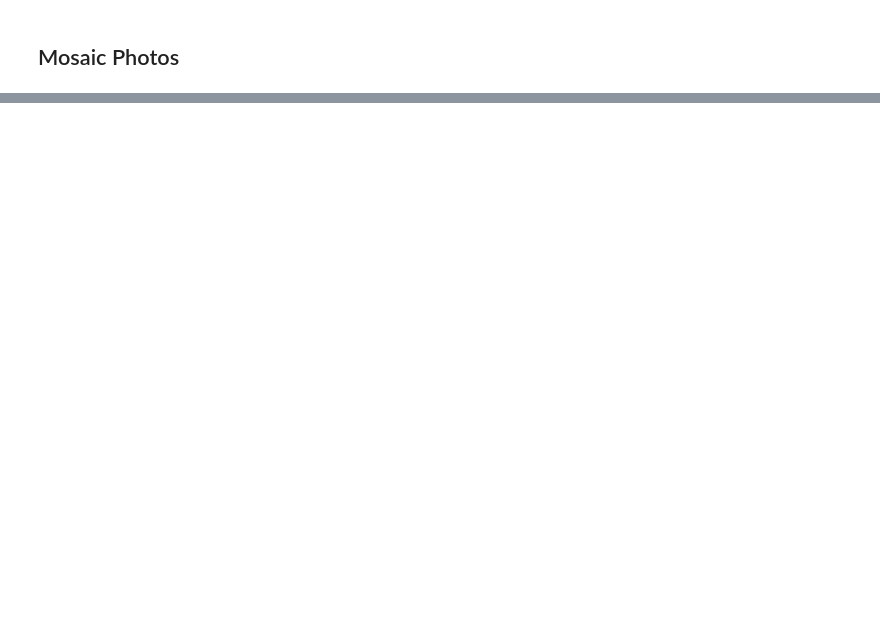
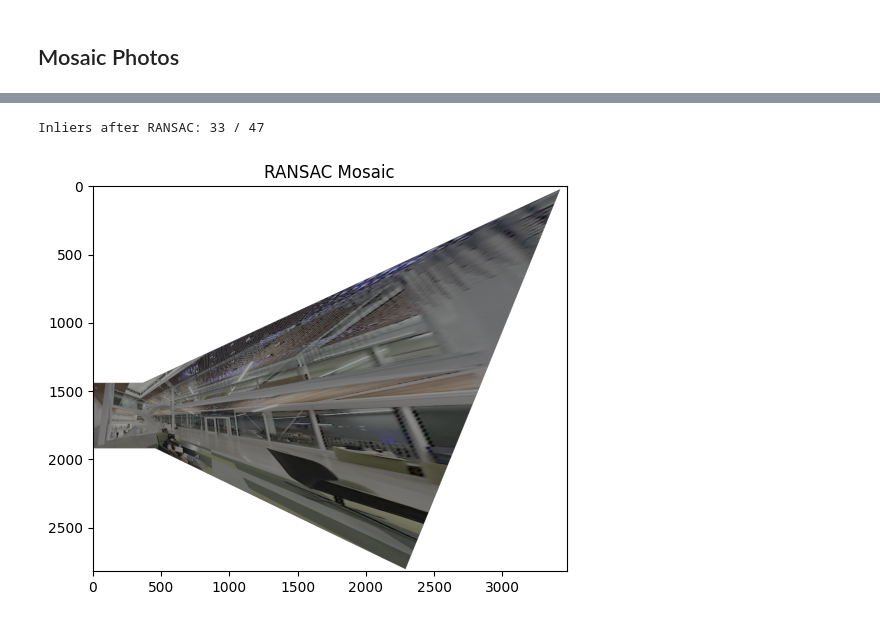
Before and after one commit to sz12433/sz12433.github.io, a Jupyter notebook: proj3/code/main.ipynb, the cells around one changed output, grey strips where cells are left out. Drawn from its saved outputs; the diff is of its cells as text; code cells hidden in the pictures; blank space fills up the shorter version.

```diff
--- a/proj3/code/main.ipynb
+++ b/proj3/code/main.ipynb
@@ -1027,0 +1199,19 @@ plt.show()
+# %%
+H_ransac, inliers = ransac(matches1[::-1].T, matches2[::-1].T, n_iter=2000, threshold=3)
+# pts1 = matches1, pts2 = matches2 because in ransac() we do computeH(pts2, pts1) to map im2 to im1
+print(f"Inliers after RANSAC: {len(inliers)} / {matches1.shape[1]}")
+
+# convert back to color so warpBilinearMosaic() can handle
+im1 = skio.imread("pics/floor1.png")
+im2 = skio.imread("pics/floor2.png")
+
+mosaic = create_mosaic_with_H(im1, im2, H_ransac)
+
+plt.figure(figsize=(10, 5))
+plt.imshow(mosaic)
+plt.title('RANSAC Mosaic')
+plt.savefig('output/floor_mosaic_ransac.png')
+plt.show()
+# %% [output]
+Inliers after RANSAC: 33 / 47
+[figure, added]
```
Also changed, not shown: parts of 17 cells of this notebook, 3 other files.
